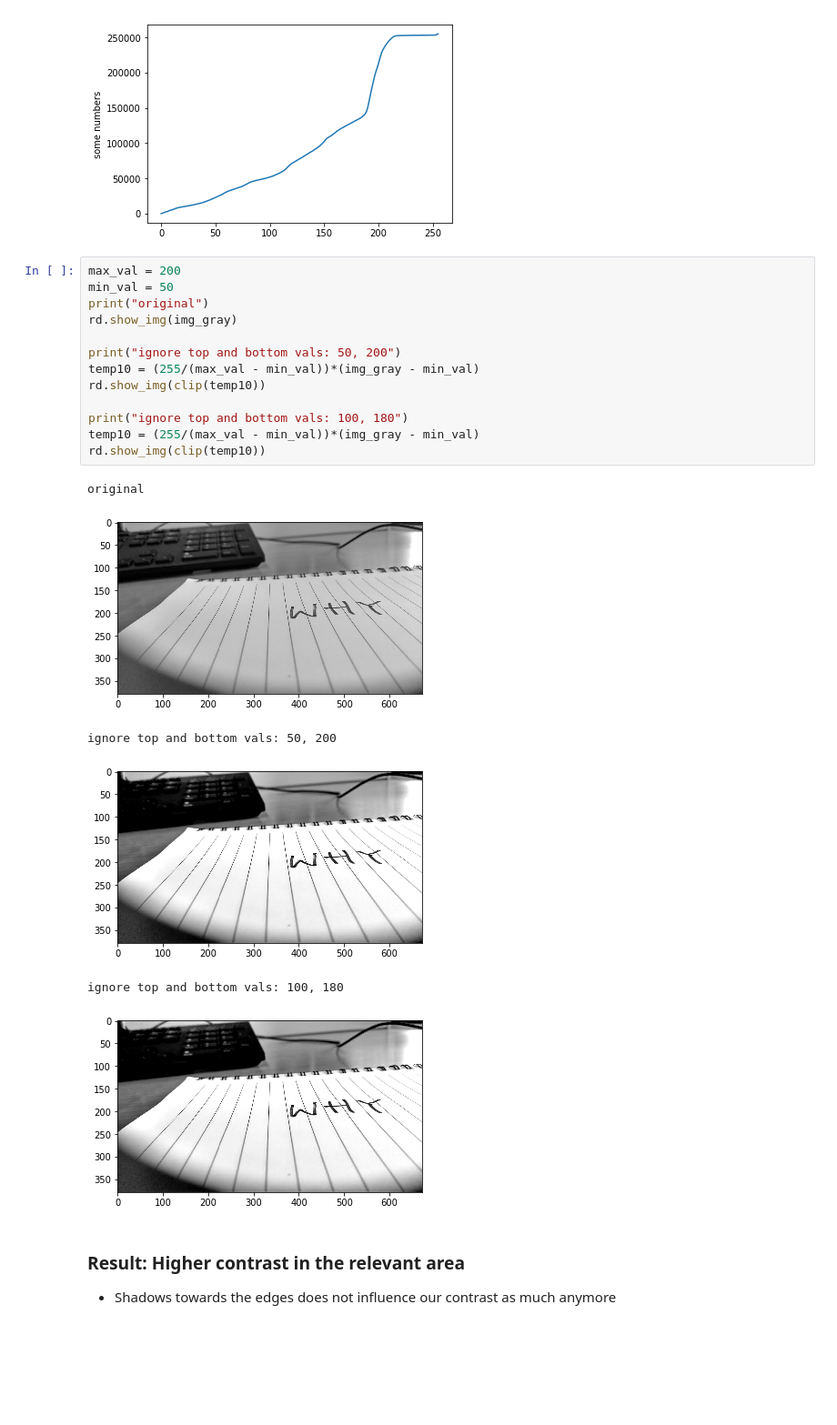
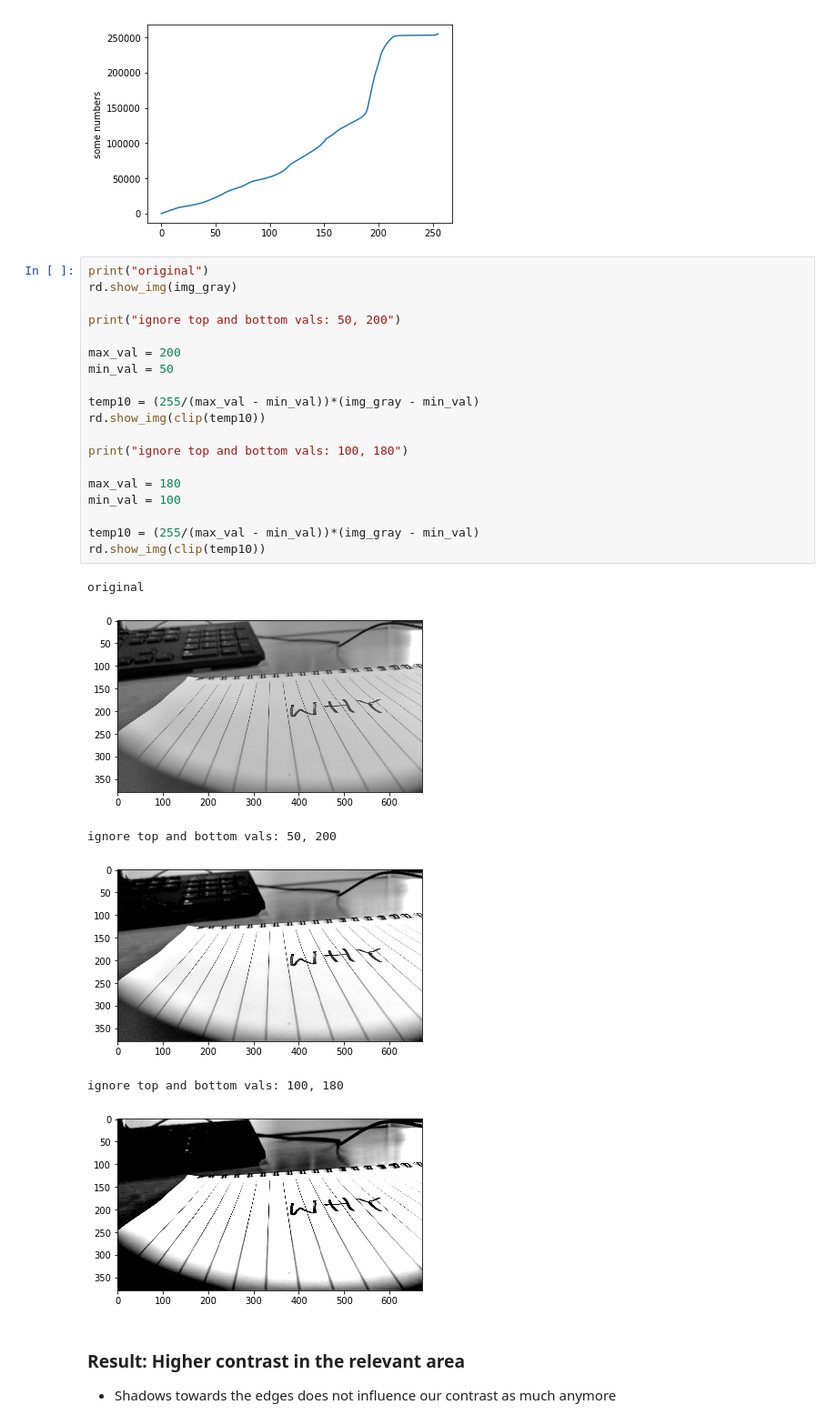
Before and after one commit to frankzl/machine-vision-algorithms, a Jupyter notebook: 02-Image-Enhancement.ipynb, the cells around one changed output. Shown at 91% size. Saved outputs shown, nothing was run; the diff lists cells and outputs as text; blank space fills up the shorter version.

```diff
--- a/02-Image-Enhancement.ipynb
+++ b/02-Image-Enhancement.ipynb
@@ -117,25 +117,31 @@ plt.show()
 # %% [output]
 [figure]
 # %%
-max_val = 200
-min_val = 50
 print("original")
 rd.show_img(img_gray)
 
 print("ignore top and bottom vals: 50, 200")
+
+max_val = 200
+min_val = 50
+
 temp10 = (255/(max_val - min_val))*(img_gray - min_val)
 rd.show_img(clip(temp10))
 
 print("ignore top and bottom vals: 100, 180")
+
+max_val = 180
+min_val = 100
+
 temp10 = (255/(max_val - min_val))*(img_gray - min_val)
 rd.show_img(clip(temp10))
 # %% [output]
 original
 [figure]
 ignore top and bottom vals: 50, 200
 [figure]
 ignore top and bottom vals: 100, 180
-[figure, old version]
+[figure, new version]
 # %% [markdown]
 ### Result: Higher contrast in the relevant area
 - Shadows towards the edges does not influence our contrast as much anymore
```
Also changed, not shown: parts of 7 cells of this notebook.
